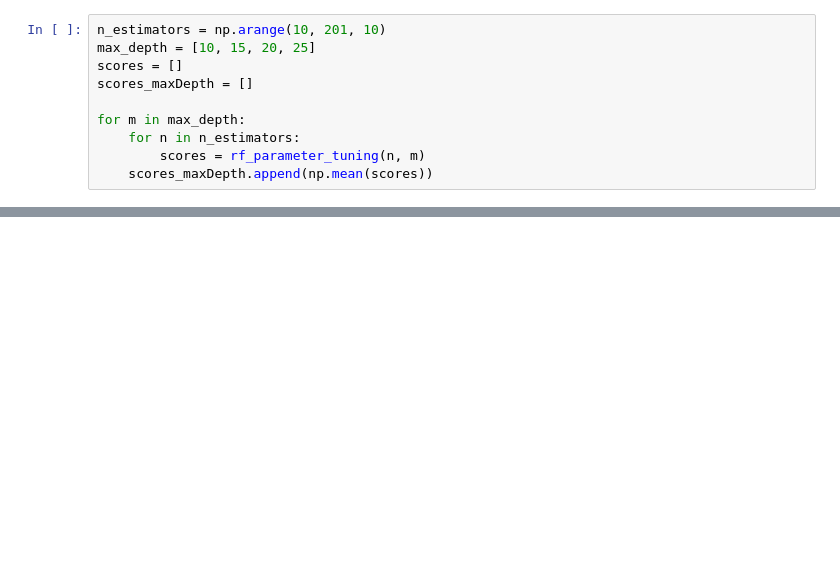
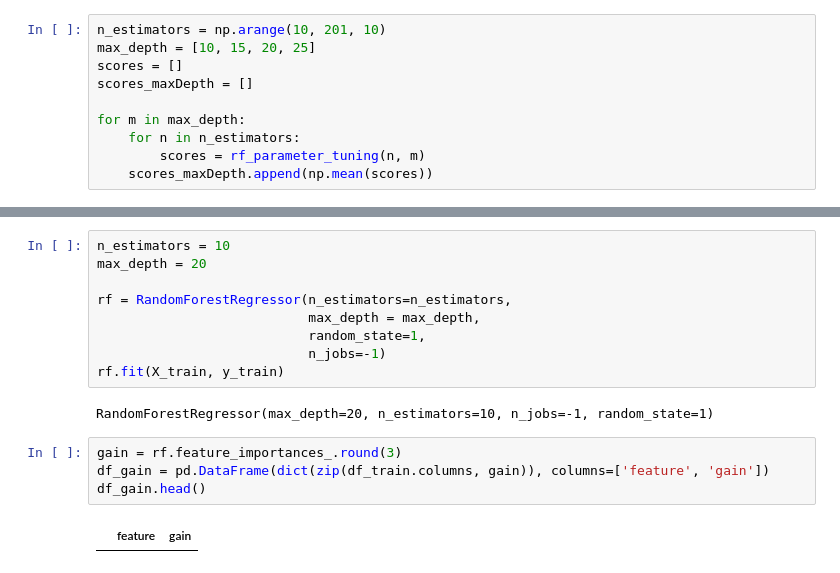
Before and after one commit to Mubbybarack/machine-learning-zoomcamp, a Jupyter notebook: 06-Trees/Homework.ipynb, the cells around one changed output, grey strips where cells are left out. Saved outputs shown, nothing was run; the diff lists cells and outputs as text; blank space fills up the shorter version.

```diff
--- a/06-Trees/Homework.ipynb
+++ b/06-Trees/Homework.ipynb
@@ -178,0 +176,17 @@ scores_maxDepth
+# %%
+n_estimators = 10
+max_depth = 20
+
+rf = RandomForestRegressor(n_estimators=n_estimators,
+                           max_depth = max_depth,
+                           random_state=1,
+                           n_jobs=-1)
+rf.fit(X_train, y_train)
+# %% [output]
+RandomForestRegressor(max_depth=20, n_estimators=10, n_jobs=-1, random_state=1)
+# %%
+gain = rf.feature_importances_.round(3)
+df_gain = pd.DataFrame(dict(zip(df_train.columns, gain)), columns=['feature', 'gain'])
+df_gain.head()
+# %% [output]
+|  | feature | gain |
```
Also changed, not shown: parts of 12 cells of this notebook, 1 other file.
